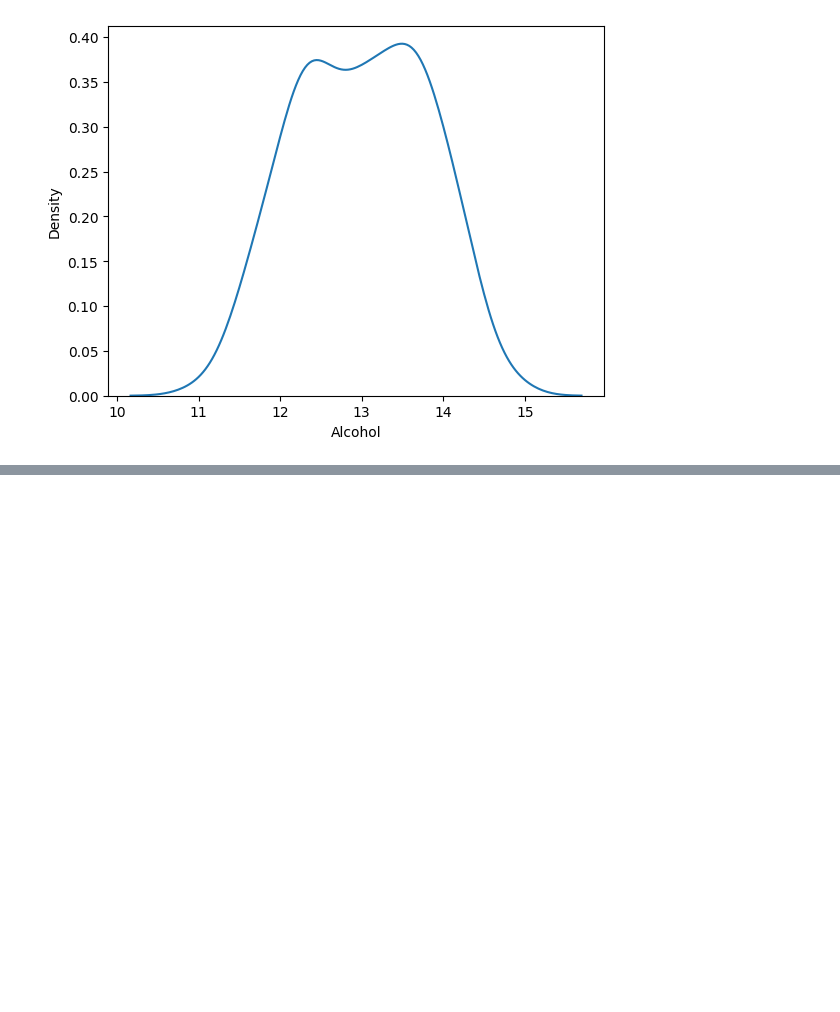
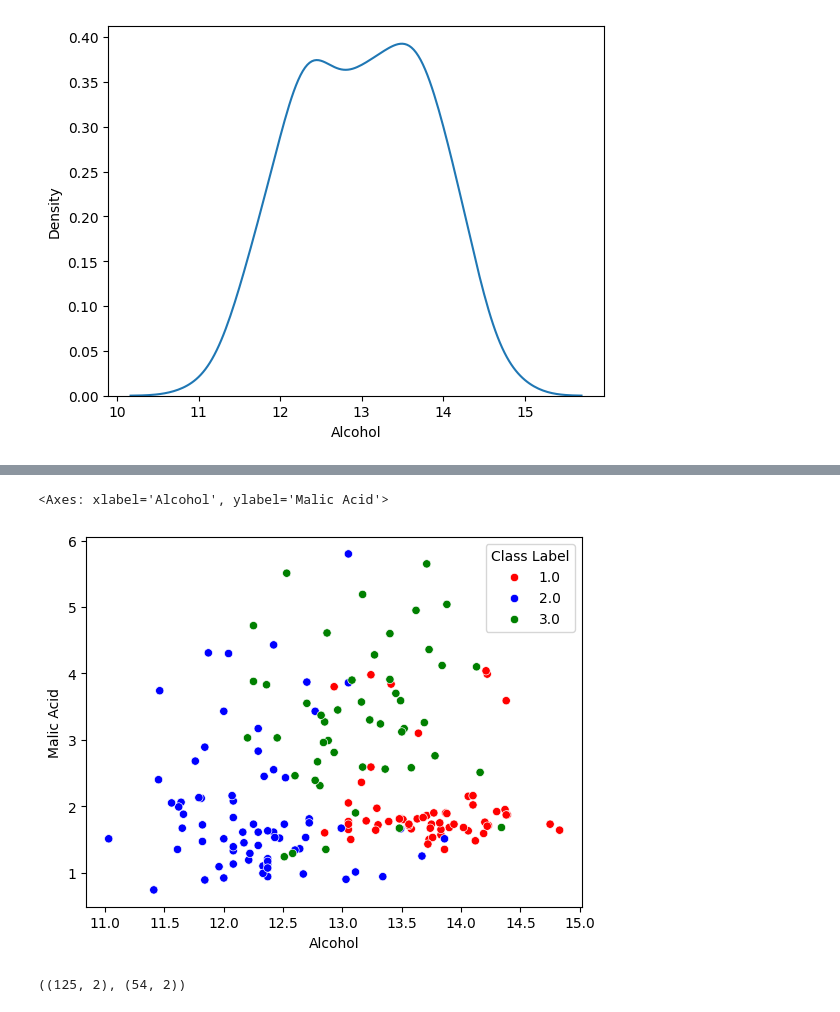
Before and after one commit to vansh42-ship-it/Coding2, a Jupyter notebook: ML/CAMPUSX/25/Normalization.ipynb, the cells around one changed output, grey strips where cells are left out. Drawn from its saved outputs; the diff is of its cells as text; code cells hidden in the pictures; blank space fills up the shorter version.

```diff
--- a/ML/CAMPUSX/25/Normalization.ipynb
+++ b/ML/CAMPUSX/25/Normalization.ipynb
@@ -25,0 +31,14 @@ sns.kdeplot(df['Alcohol'])
+# %%
+df['Class Label'] = pd.to_numeric(df['Class Label'], errors='coerce')
+color_dict = {1:'red',3:'green',2:'blue'}
+sns.scatterplot(x=df['Alcohol'],y=df['Malic Acid'],hue=df['Class Label'],palette=color_dict)
+# %% [output]
+<Axes: xlabel='Alcohol', ylabel='Malic Acid'>
+[figure, added]
+# %%
+from sklearn.model_selection import train_test_split
+
+X_train,X_test,y_train,y_test = train_test_split(df.drop('Class Label',axis=1),df['Class Label'],test_size=0.3,random_state=0)
+X_train.shape, X_test.shape
+# %% [output]
+((125, 2), (54, 2))
```
Also changed, not shown: parts of 14 cells of this notebook, 43 other files.
